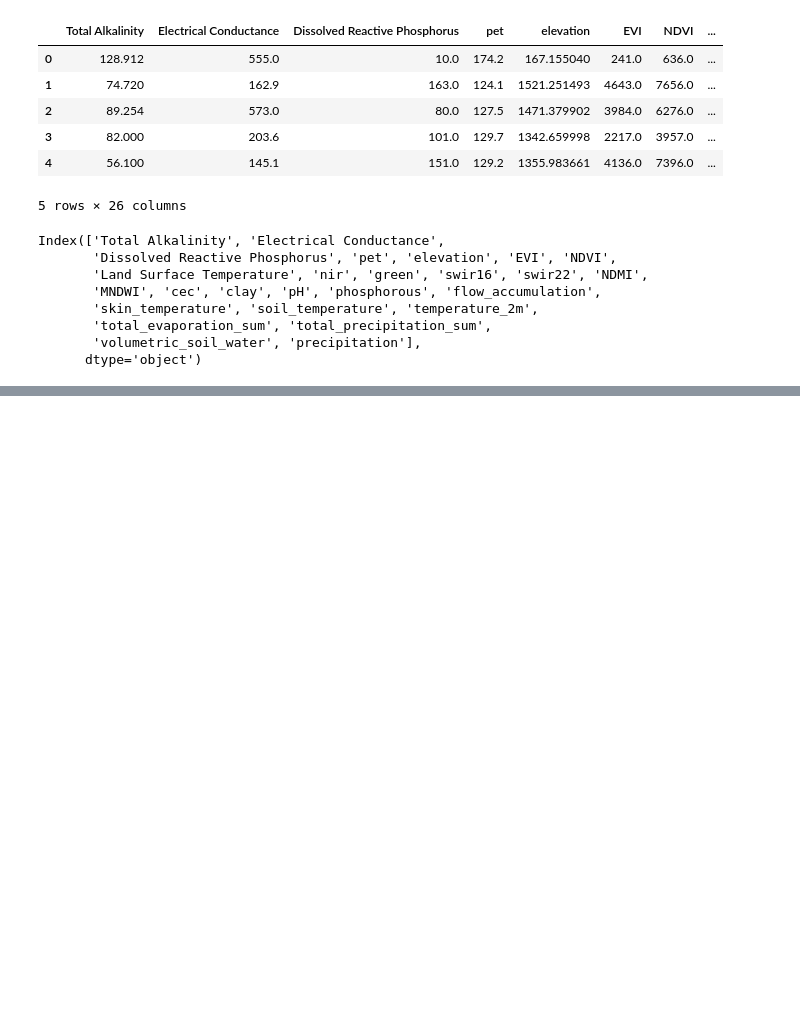
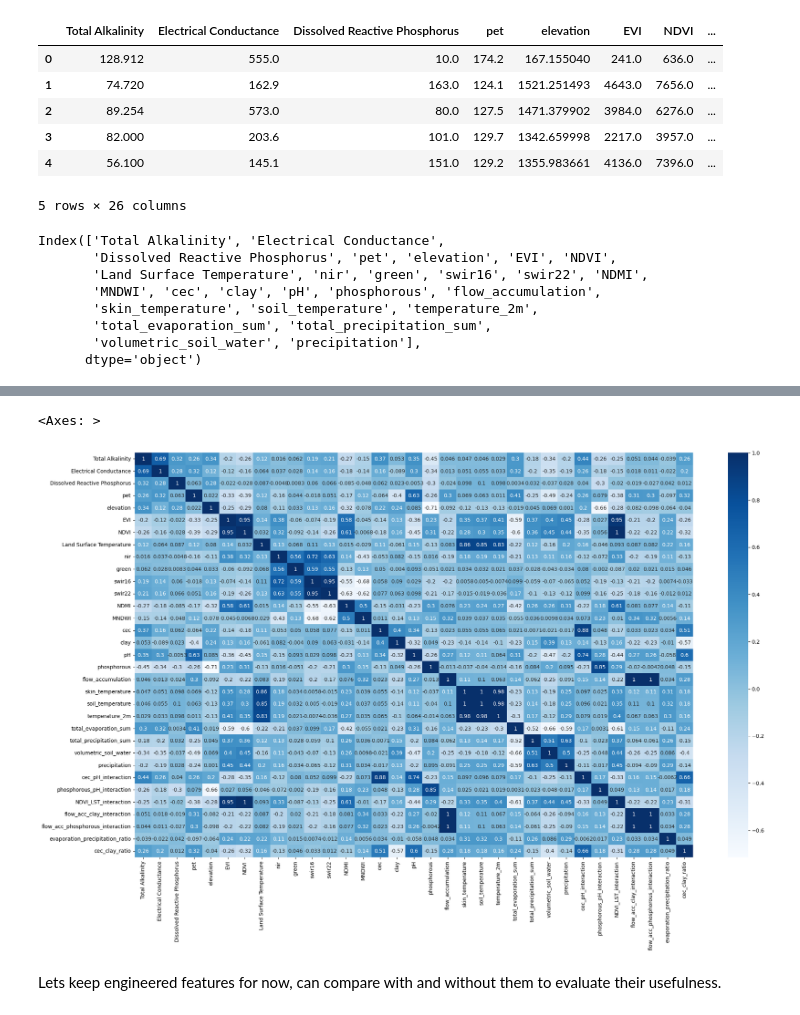
Before and after one commit to rohan-projects01/EY-AI-And-Data-Challenge, a Jupyter notebook: eda.ipynb, the cells around one changed output, grey strips where cells are left out. Drawn from its saved outputs; the diff is of its cells as text; code cells hidden in the pictures; blank space fills up the shorter version.

Commit message:
completed feature engineering.

```diff
--- a/eda.ipynb
+++ b/eda.ipynb
@@ -281,3 +279,13 @@ New Features to Engineer based on research:
 + NDVI * land surface temp
 + cec * ph
 + phosphourous * ph
+# %%
+# NEW FEATURES TO ENGINEER
+
+fe_df['cec_pH_interaction'] = fe_df['cec'] * fe_df['pH']
+fe_df['phosphorous_pH_interaction'] = fe_df['phosphorous'] * fe_df['pH']
+fe_df['NDVI_LST_interaction'] = fe_df['NDVI'] * fe_df['Land Surface Temperature']
+fe_df['flow_acc_clay_interaction'] = fe_df['flow_accumulation'] * fe_df['clay']
+fe_df['flow_acc_phosphorous_interaction'] = fe_df['flow_accumulation'] * fe_df['phosphorous']
+fe_df['evaporation_precipitation_ratio'] = fe_df['total_evaporation_sum'] / (fe_df['total_precipitation_sum'] + 1e-6)
+fe_df['cec_clay_ratio'] = fe_df['cec'] / (fe_df['clay'] + 1e-6)
@@ -283,0 +318,10 @@ New Features to Engineer based on research:
+# %%
+## plot heatmap
+
+plt.figure(figsize=(24, 14))
+sns.heatmap(fe_df.corr(), annot=True, cmap=plt.cm.Blues)
+# %% [output]
+<Axes: >
+[figure, added]
+# %% [markdown]
+Lets keep engineered features for now, can compare with and without them to evaluate their usefulness.
```
Also changed, not shown: parts of 5 cells of this notebook.
